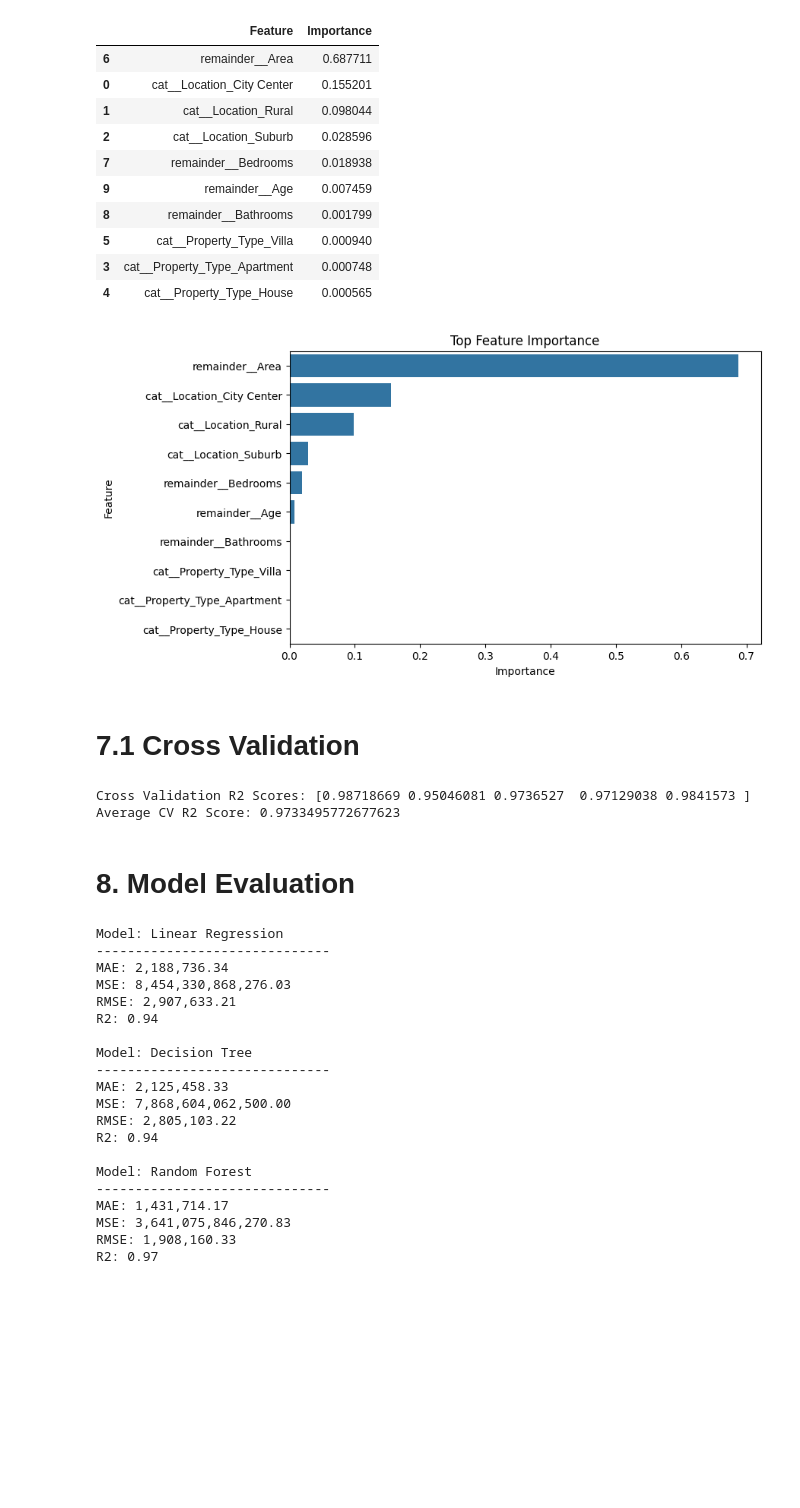
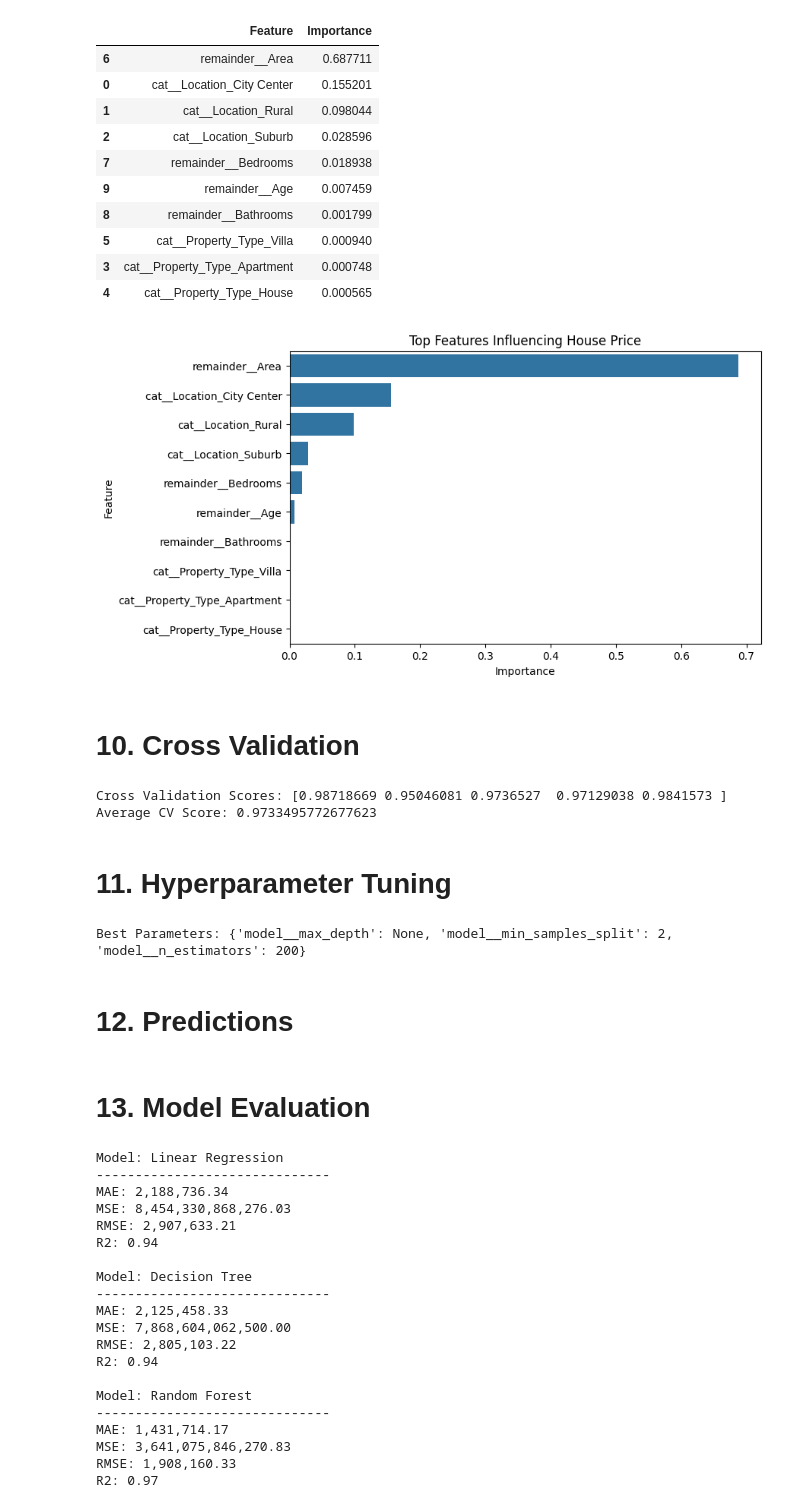
Before and after one commit to Dhanashree03-c/DataScienceProjects, a Jupyter notebook: home_price_prediction_week9/notebook/house_price_prediction.ipynb, the cells around one changed output. Drawn from its saved outputs; the diff is of its cells as text; code cells hidden in the pictures; blank space fills up the shorter version.

```diff
--- a/home_price_prediction_week9/notebook/house_price_prediction.ipynb
+++ b/home_price_prediction_week9/notebook/house_price_prediction.ipynb
@@ -169,27 +191,23 @@ feature_importance.head(10)
 | 5 | cat__Property_Type_Villa | 0.000940 |
 | 3 | cat__Property_Type_Apartment | 0.000748 |
 | 4 | cat__Property_Type_House | 0.000565 |
-# %%
-import seaborn as sns
-import matplotlib.pyplot as plt
-
-plt.figure(figsize=(8,5))
-
-sns.barplot(
-    x="Importance",
-    y="Feature",
-    data=feature_importance.head(10)
-)
-
-plt.title("Top Feature Importance")
-plt.show()
-# %% [output]
-[figure, removed]
+# %%
+plt.figure(figsize=(8,5))
+
+sns.barplot(
+    x="Importance",
+    y="Feature",
+    data=feature_importance.head(10)
+)
+
+plt.title("Top Features Influencing House Price")
+
+plt.show()
+# %% [output]
+[figure, added]
 # %% [markdown]
-# 7.1 Cross Validation
+# 10. Cross Validation
 # %%
-from sklearn.model_selection import cross_val_score
-
 cv_scores = cross_val_score(
     rf_model,
     X,
@@ -198,8 +216,9 @@ cv_scores = cross_val_score(
     scoring="r2"
 )
 
-print("Cross Validation R2 Scores:", cv_scores)
-print("Average CV R2 Score:", cv_scores.mean())
+print("Cross Validation Scores:", cv_scores)
+
+print("Average CV Score:", cv_scores.mean())
 # %% [output]
-Cross Validation R2 Scores: [0.98718669 0.95046081 0.9736527  0.97129038 0.9841573 ]
-Average CV R2 Score: 0.9733495772677623
+Cross Validation Scores: [0.98718669 0.95046081 0.9736527  0.97129038 0.9841573 ]
+Average CV Score: 0.9733495772677623
@@ -212,0 +225,31 @@ rf_preds = rf_model.predict(X_test)
+# %% [markdown]
+# 11. Hyperparameter Tuning
+# %%
+from sklearn.ensemble import RandomForestRegressor
+
+param_grid = {
+    "model__n_estimators": [50, 100, 200],
+    "model__max_depth": [None, 10, 20],
+    "model__min_samples_split": [2, 5]
+}
+
+rf_pipeline = Pipeline([
+    ("preprocessing", preprocessor),
+    ("model", RandomForestRegressor(random_state=42))
+])
+
+grid_search = GridSearchCV(
+    rf_pipeline,
+    param_grid,
+    cv=3,
+    scoring="r2",
+    n_jobs=-1
+)
+
+grid_search.fit(X_train, y_train)
+
+print("Best Parameters:", grid_search.best_params_)
+# %% [output]
+Best Parameters: {'model__max_depth': None, 'model__min_samples_split': 2, 'model__n_estimators': 200}
+# %% [markdown]
+# 12. Predictions
@@ -213,3 +262,3 @@ rf_preds = rf_model.predict(X_test)
 # %% [markdown]
-# 8. Model Evaluation
+# 13. Model Evaluation
 # %%
```
Also changed, not shown: parts of 18 cells of this notebook, 1 other file.
